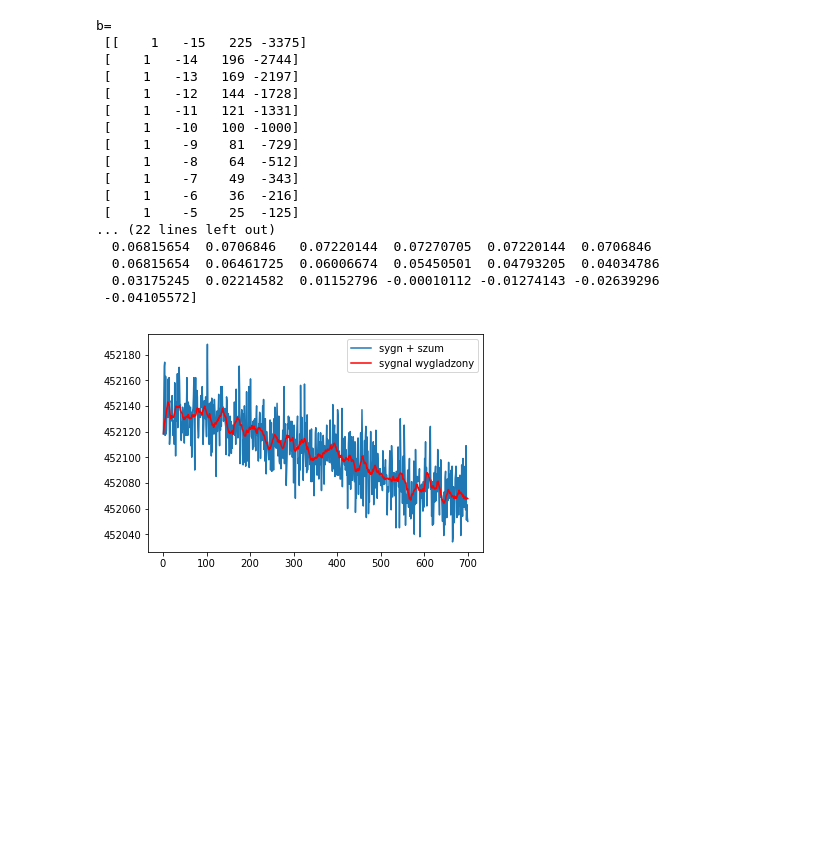
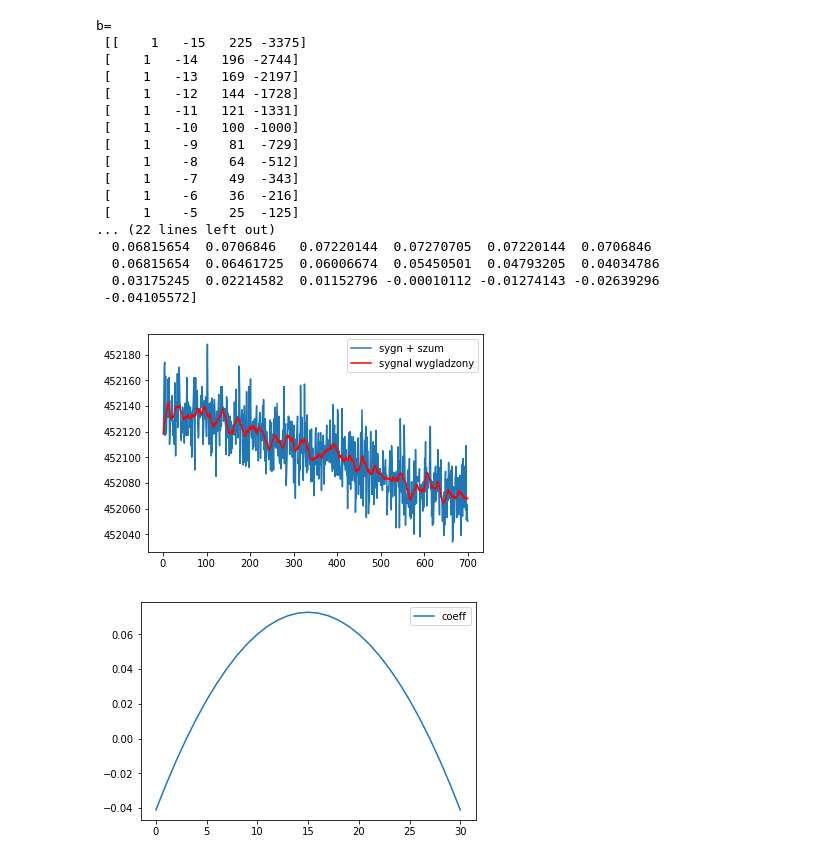
Before and after one commit to sharedmind/kalman_test_git, a Jupyter notebook: 4_smooth.ipynb, the cells around one changed output. Drawn from its saved outputs; the diff is of its cells as text; code cells hidden in the pictures; blank space fills up the shorter version.

```diff
--- a/savitzky.ipynb
+++ b/4_smooth.ipynb
@@ -18,7 +18,7 @@ def czytaj_dane(N):
     f.close
     return (x,y)
 
-def savitzky_golay(y, window_size, order, deriv=0, rate=1):
+def smooth(y, window_size, order, deriv=0, rate=1):
     """
     window_size / order l. calkowite
     window_size musi byc dodatnią liczbą nieparzysta
@@ -36,36 +36,43 @@ def savitzky_golay(y, window_size, order, deriv=0, rate=1):
     firstvals = y[0] - np.abs( y[1:half_window+1][::-1] - y[0] )#wydzielanie pierwszej cz.
     lastvals = y[-1] + np.abs(y[-half_window-1:-1][::-1] - y[-1])#wydzielanie trzeciej cz.
     y = np.concatenate((firstvals, y, lastvals))#laczenie
-    return np.convolve( m[::-1], y, mode='valid')
+    return m, np.convolve( m[::-1], y, mode='valid')
 
 
-def sav_gol_test():
+def smooth_test():
     t, y = czytaj_dane(700)
     #print(t,y)
-    ysg = savitzky_golay(y, window_size=31, order=3)
+    m, ysg = smooth(y, window_size=31, order=3)
+    plt.figure()
     plt.plot(t, y, label='sygn + szum')
     plt.plot(t, ysg, 'r', label='sygnal wygladzony')
     plt.legend()
     plt.show()
 
+    plt.figure()
+    plt.plot(m, label='coeff')
+    plt.legend()
+    plt.show()
+
 
 sav_gol_test()
 # %% [output]
 b=
  [[    1   -15   225 -3375]
  [    1   -14   196 -2744]
  [    1   -13   169 -2197]
  [    1   -12   144 -1728]
  [    1   -11   121 -1331]
  [    1   -10   100 -1000]
  [    1    -9    81  -729]
  [    1    -8    64  -512]
  [    1    -7    49  -343]
  [    1    -6    36  -216]
  [    1    -5    25  -125]
 ... (22 lines left out)
   0.06815654  0.0706846   0.07220144  0.07270705  0.07220144  0.0706846
   0.06815654  0.06461725  0.06006674  0.05450501  0.04793205  0.04034786
   0.03175245  0.02214582  0.01152796 -0.00010112 -0.01274143 -0.02639296
  -0.04105572]
 [figure]
+[figure, added]
```
Also changed, not shown: 4 other files.
